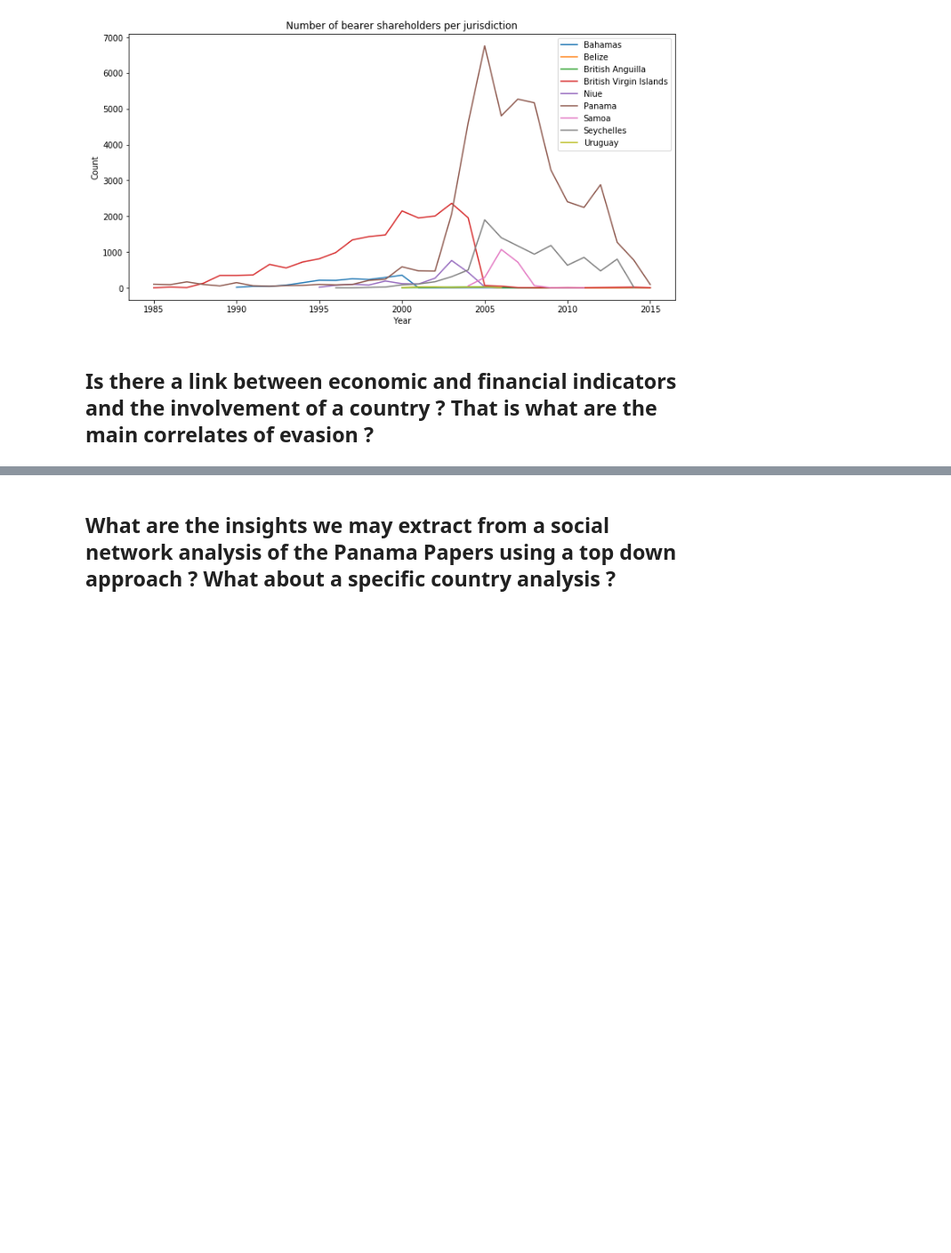
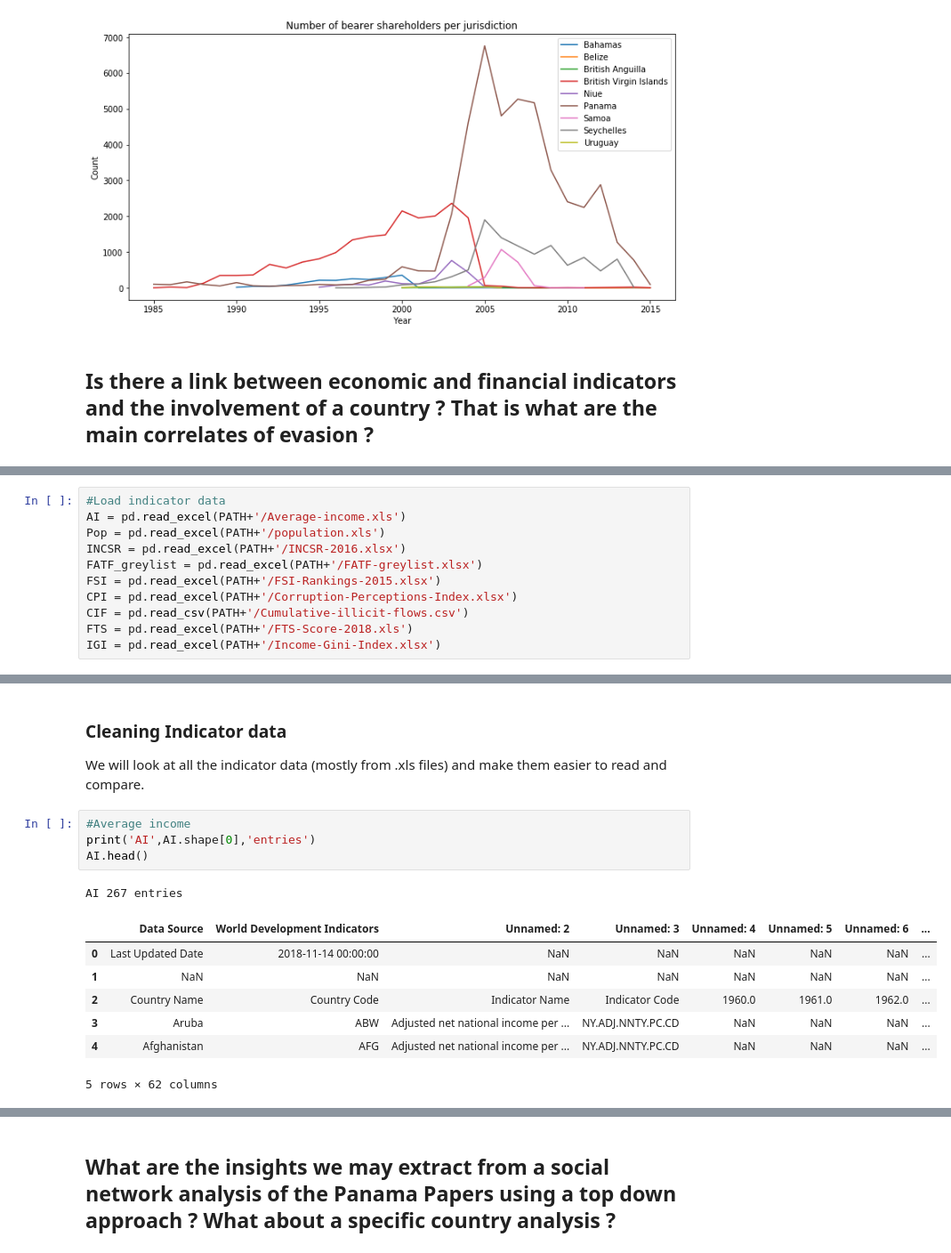
Before and after one commit to franckdess/ADA-Project, a Jupyter notebook: ml2.ipynb, the cells around one changed output, grey strips where cells are left out. Shown at 89% size. Saved outputs shown, nothing was run; the diff lists cells and outputs as text; blank space fills up the shorter version.

```diff
--- a/ml2.ipynb
+++ b/ml2.ipynb
@@ -380,0 +399,11 @@ plt.plot()
+# %%
+#Load indicator data
+AI = pd.read_excel(PATH+'/Average-income.xls')
+Pop = pd.read_excel(PATH+'/population.xls')
+INCSR = pd.read_excel(PATH+'/INCSR-2016.xlsx')
+FATF_greylist = pd.read_excel(PATH+'/FATF-greylist.xlsx')
+FSI = pd.read_excel(PATH+'/FSI-Rankings-2015.xlsx')
+CPI = pd.read_excel(PATH+'/Corruption-Perceptions-Index.xlsx')
+CIF = pd.read_csv(PATH+'/Cumulative-illicit-flows.csv')
+FTS = pd.read_excel(PATH+'/FTS-Score-2018.xls')
+IGI = pd.read_excel(PATH+'/Income-Gini-Index.xlsx')
@@ -380,0 +426,17 @@ plt.plot()
+# %% [markdown]
+### Cleaning Indicator data
+
+We will look at all the indicator data (mostly from .xls files) and make them easier to read and compare.
+# %%
+#Average income
+print('AI',AI.shape[0],'entries')
+AI.head()
+# %% [output]
+AI 267 entries
+|  | Data Source | World Development Indicators | Unnamed: 2 | Unnamed: 3 | Unnamed: 4 | Unnamed: 5 | Unnamed: 6 | ... |
+| 0 | Last Updated Date | 2018-11-14 00:00:00 | NaN | NaN | NaN | NaN | NaN | ... |
+| 1 | NaN | NaN | NaN | NaN | NaN | NaN | NaN | ... |
+| 2 | Country Name | Country Code | Indicator Name | Indicator Code | 1960.0 | 1961.0 | 1962.0 | ... |
+| 3 | Aruba | ABW | Adjusted net national income per ... | NY.ADJ.NNTY.PC.CD | NaN | NaN | NaN | ... |
+| 4 | Afghanistan | AFG | Adjusted net national income per ... | NY.ADJ.NNTY.PC.CD | NaN | NaN | NaN | ... |
+5 rows × 62 columns
```
Also changed, not shown: parts of 41 cells of this notebook, 1 other file.
